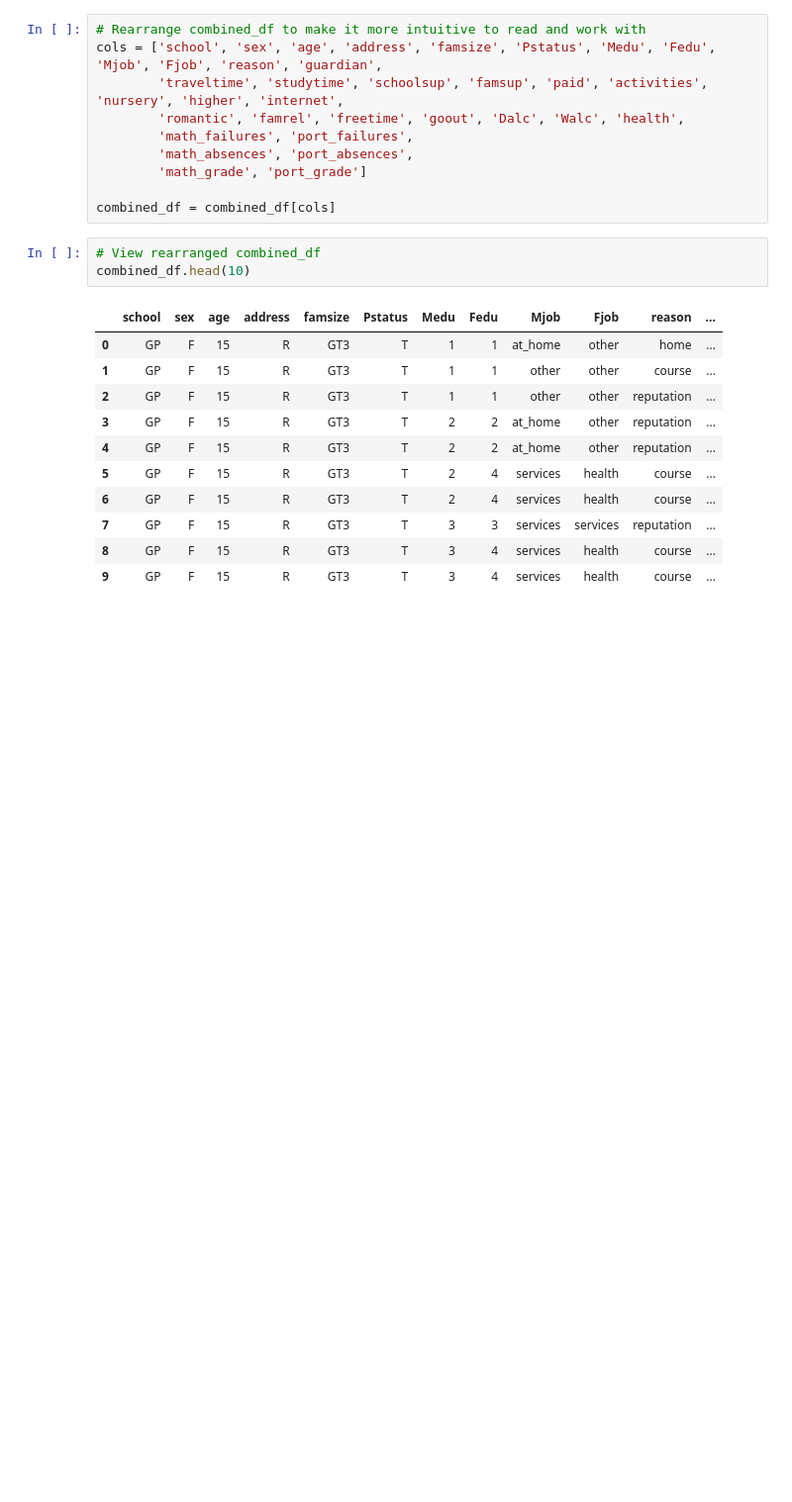
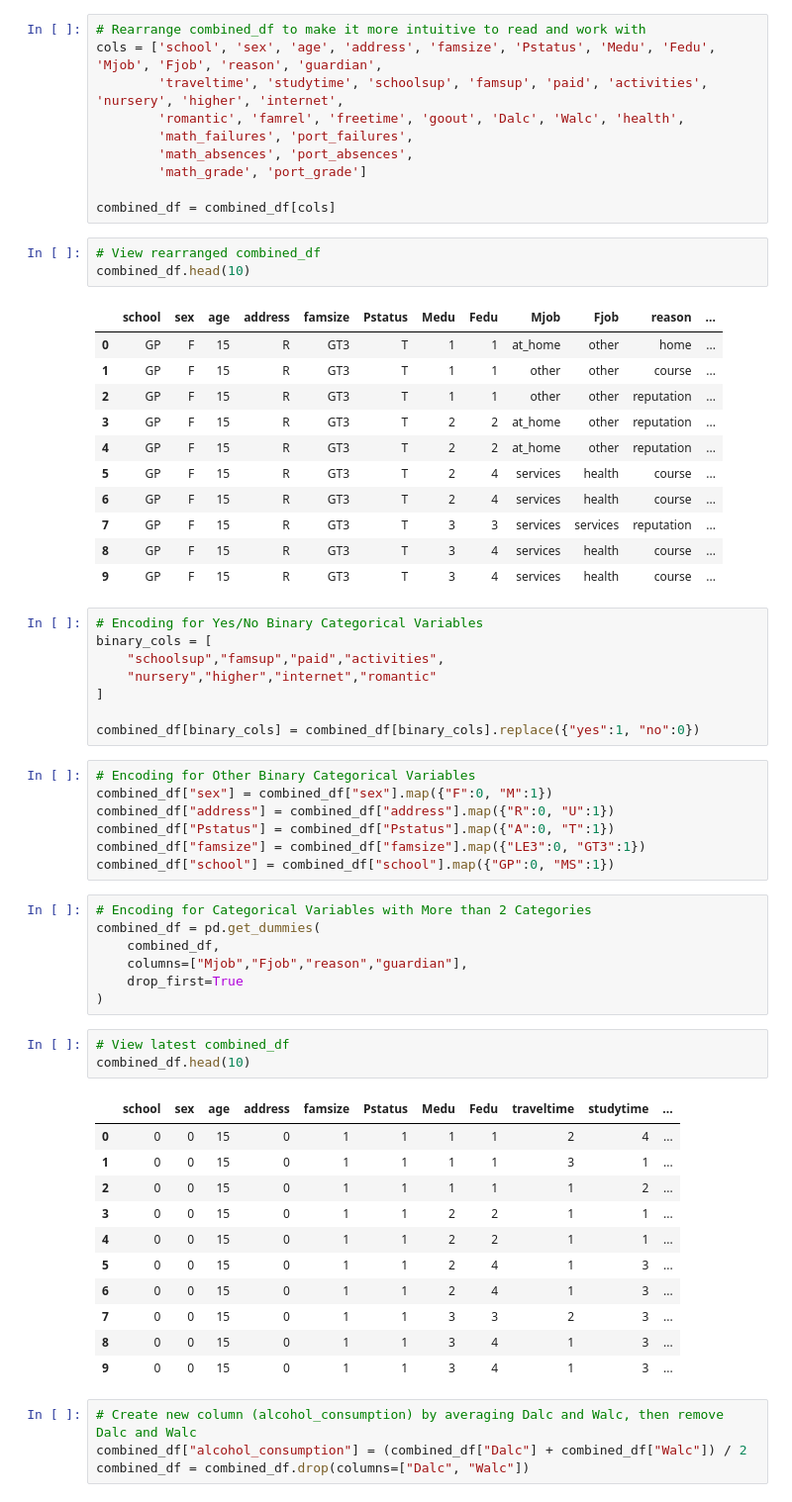
Before and after one commit to Sky282128/LearningModels, a Jupyter notebook: MCO.ipynb, the cells around one changed output. Shown at 99% size. Saved outputs shown, nothing was run; the diff lists cells and outputs as text; blank space fills up the shorter version.

Commit message:
added encoding for categorical variables and also created alcohol_consumption variable

```diff
--- a/MCO.ipynb
+++ b/MCO.ipynb
@@ -181,3 +187,44 @@ combined_df.head(10)
 | 7 | GP | F | 15 | R | GT3 | T | 3 | 3 | services | services | reputation | ... |
 | 8 | GP | F | 15 | R | GT3 | T | 3 | 4 | services | health | course | ... |
 | 9 | GP | F | 15 | R | GT3 | T | 3 | 4 | services | health | course | ... |
+# %%
+# Encoding for Yes/No Binary Categorical Variables
+binary_cols = [
+    "schoolsup","famsup","paid","activities",
+    "nursery","higher","internet","romantic"
+]
+
+combined_df[binary_cols] = combined_df[binary_cols].replace({"yes":1, "no":0})
+# %%
+# Encoding for Other Binary Categorical Variables
+combined_df["sex"] = combined_df["sex"].map({"F":0, "M":1})
+combined_df["address"] = combined_df["address"].map({"R":0, "U":1})
+combined_df["Pstatus"] = combined_df["Pstatus"].map({"A":0, "T":1})
+combined_df["famsize"] = combined_df["famsize"].map({"LE3":0, "GT3":1})
+combined_df["school"] = combined_df["school"].map({"GP":0, "MS":1})
+# %%
+# Encoding for Categorical Variables with More than 2 Categories
+combined_df = pd.get_dummies(
+    combined_df,
+    columns=["Mjob","Fjob","reason","guardian"],
+    drop_first=True
+)
+# %%
+# View latest combined_df
+combined_df.head(10)
+# %% [output]
+|  | school | sex | age | address | famsize | Pstatus | Medu | Fedu | traveltime | studytime | ... |
+| 0 | 0 | 0 | 15 | 0 | 1 | 1 | 1 | 1 | 2 | 4 | ... |
+| 1 | 0 | 0 | 15 | 0 | 1 | 1 | 1 | 1 | 3 | 1 | ... |
+| 2 | 0 | 0 | 15 | 0 | 1 | 1 | 1 | 1 | 1 | 2 | ... |
+| 3 | 0 | 0 | 15 | 0 | 1 | 1 | 2 | 2 | 1 | 1 | ... |
+| 4 | 0 | 0 | 15 | 0 | 1 | 1 | 2 | 2 | 1 | 1 | ... |
+| 5 | 0 | 0 | 15 | 0 | 1 | 1 | 2 | 4 | 1 | 3 | ... |
+| 6 | 0 | 0 | 15 | 0 | 1 | 1 | 2 | 4 | 1 | 3 | ... |
+| 7 | 0 | 0 | 15 | 0 | 1 | 1 | 3 | 3 | 2 | 3 | ... |
+| 8 | 0 | 0 | 15 | 0 | 1 | 1 | 3 | 4 | 1 | 3 | ... |
+| 9 | 0 | 0 | 15 | 0 | 1 | 1 | 3 | 4 | 1 | 3 | ... |
+# %%
+# Create new column (alcohol_consumption) by averaging Dalc and Walc, then remove Dalc and Walc
+combined_df["alcohol_consumption"] = (combined_df["Dalc"] + combined_df["Walc"]) / 2
+combined_df = combined_df.drop(columns=["Dalc", "Walc"])
```
Also changed, not shown: parts of 5 cells of this notebook.
